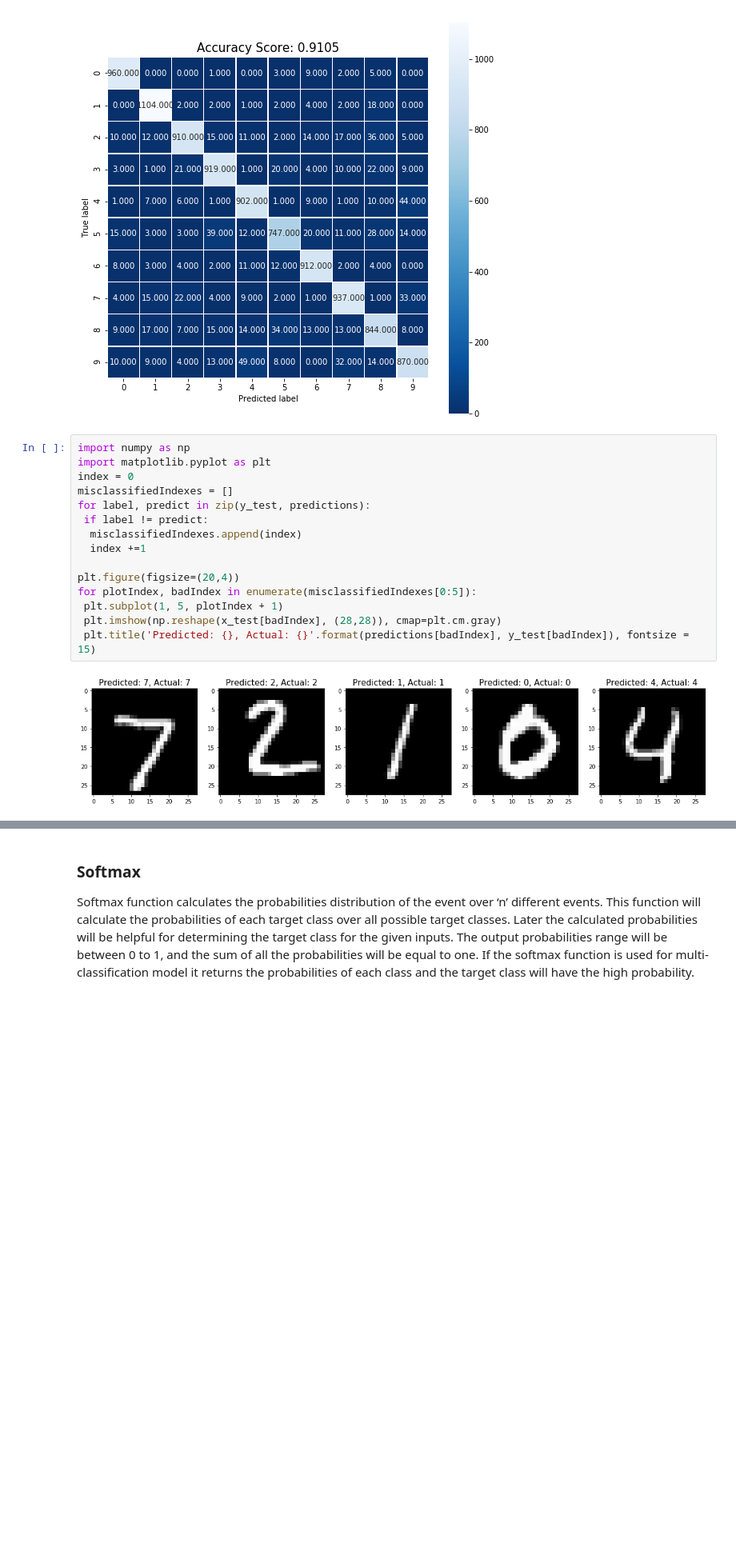
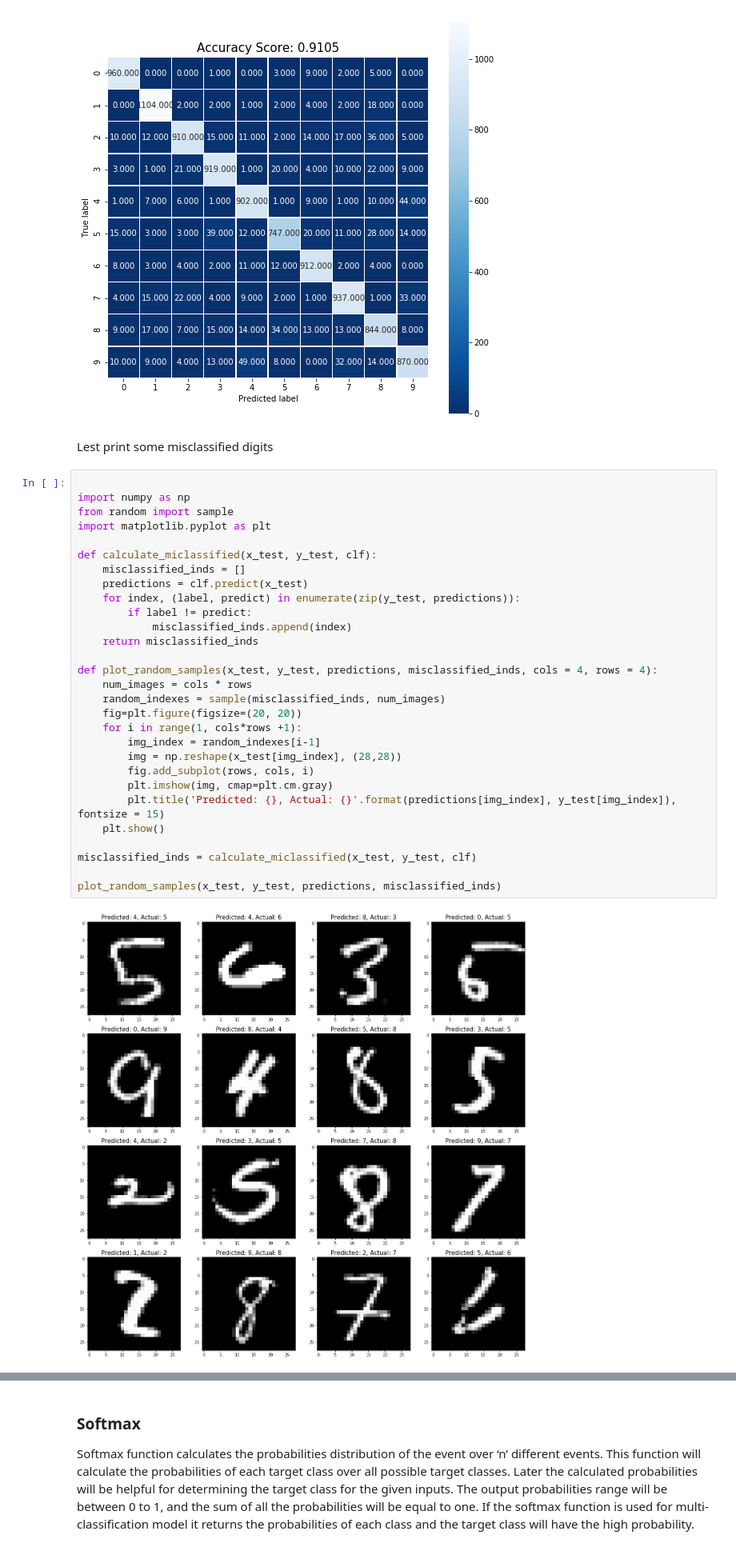
Before and after one commit to aivanou/ml-workshop, a Jupyter notebook: MNIST-classification.ipynb, the cells around one changed output, grey strips where cells are left out. Shown at 80% size. Drawn from its saved outputs; the diff is of its cells as text; blank space fills up the shorter version.

```diff
--- a/MNIST-classification.ipynb
+++ b/MNIST-classification.ipynb
@@ -221,20 +220,36 @@ def evaluate_and_plot_confusion_matrix(y_test, predictions, score):
 evaluate_and_plot_confusion_matrix(y_test, predictions, score)
 # %% [output]
 [figure]
+# %% [markdown]
+Lest print some misclassified digits
 # %%
+
 import numpy as np
+from random import sample
 import matplotlib.pyplot as plt
-index = 0
-misclassifiedIndexes = []
-for label, predict in zip(y_test, predictions):
- if label != predict:
-  misclassifiedIndexes.append(index)
-  index +=1
 
-plt.figure(figsize=(20,4))
-for plotIndex, badIndex in enumerate(misclassifiedIndexes[0:5]):
- plt.subplot(1, 5, plotIndex + 1)
- plt.imshow(np.reshape(x_test[badIndex], (28,28)), cmap=plt.cm.gray)
- plt.title('Predicted: {}, Actual: {}'.format(predictions[badIndex], y_test[badIndex]), fontsize = 15)
+def calculate_miclassified(x_test, y_test, clf):
+    misclassified_inds = []
+    predictions = clf.predict(x_test)
+    for index, (label, predict) in enumerate(zip(y_test, predictions)):
+        if label != predict:
+            misclassified_inds.append(index)
+    return misclassified_inds
+
+def plot_random_samples(x_test, y_test, predictions, misclassified_inds, cols = 4, rows = 4):
+    num_images = cols * rows
+    random_indexes = sample(misclassified_inds, num_images)
+    fig=plt.figure(figsize=(20, 20))
+    for i in range(1, cols*rows +1):
+        img_index = random_indexes[i-1]
+        img = np.reshape(x_test[img_index], (28,28))
+        fig.add_subplot(rows, cols, i)
+        plt.imshow(img, cmap=plt.cm.gray)
+        plt.title('Predicted: {}, Actual: {}'.format(predictions[img_index], y_test[img_index]), fontsize = 15)
+    plt.show()
+
+misclassified_inds = calculate_miclassified(x_test, y_test, clf)
+
+plot_random_samples(x_test, y_test, predictions, misclassified_inds)
 # %% [output]
-[figure, old version]
+[figure, new version]
```
Also changed, not shown: parts of 8 cells of this notebook, 3 other files.
